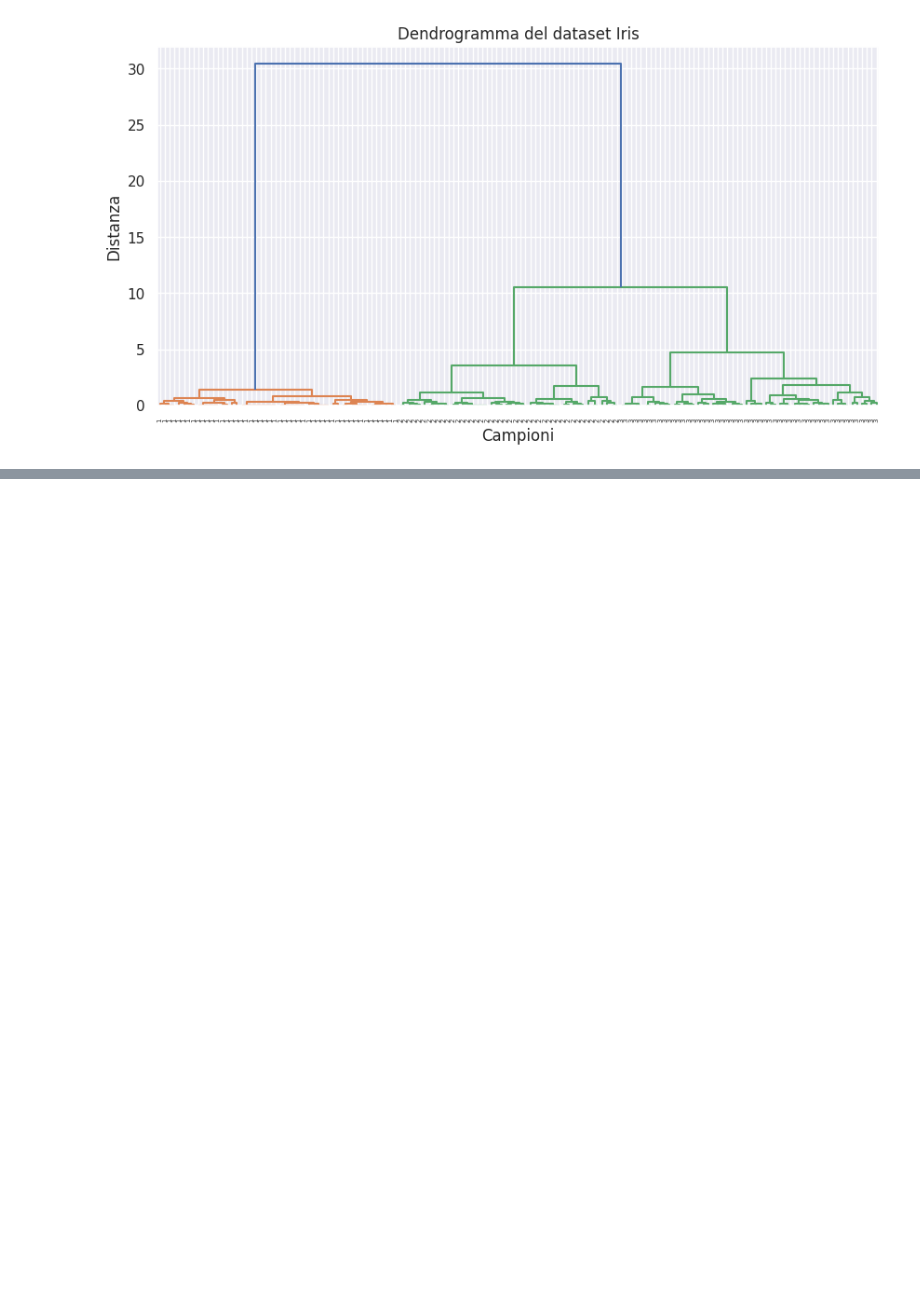
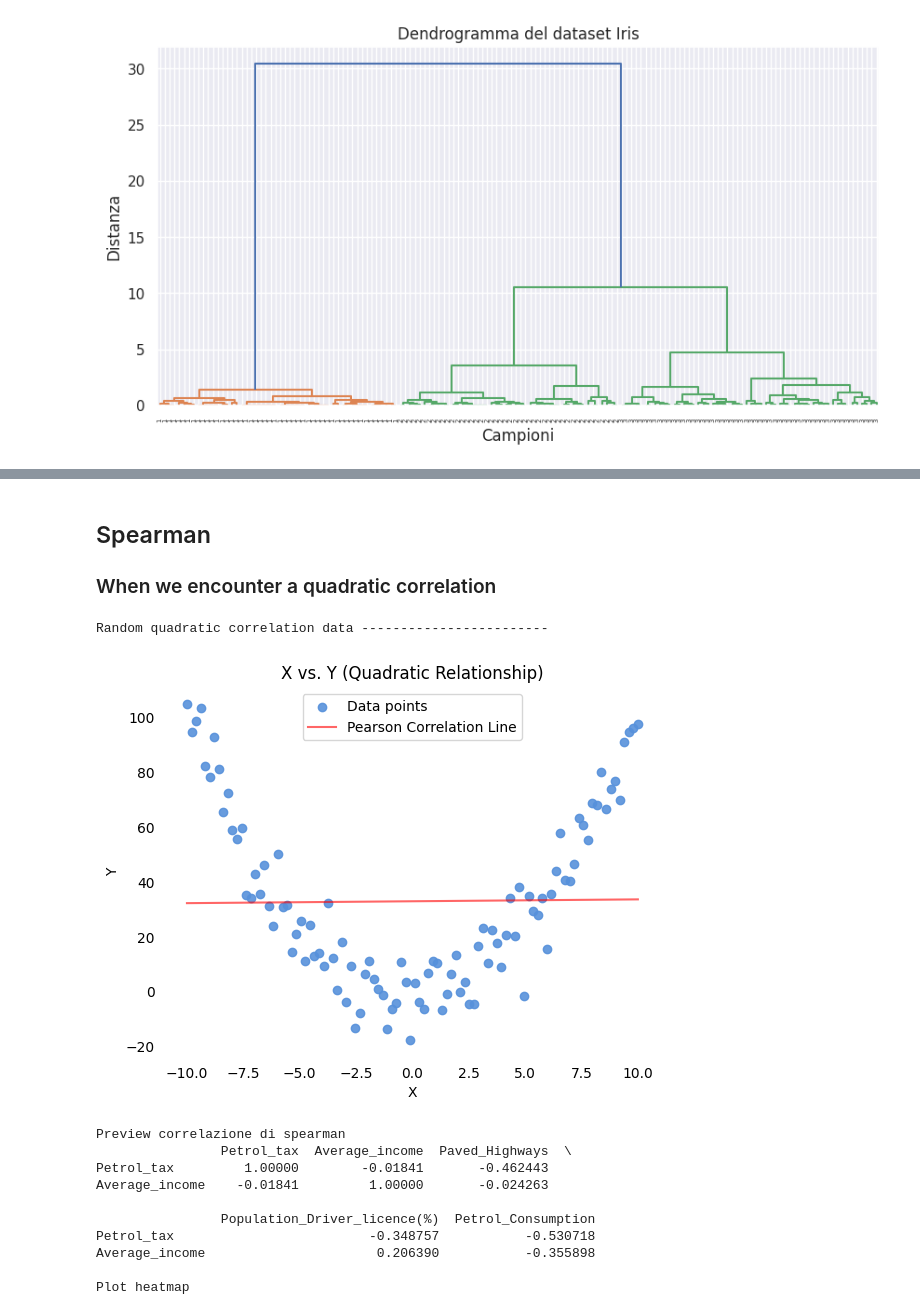
Before and after one commit to Undersk0re/machine-learning-course, a Jupyter notebook: Example/09-seaborn_plot.ipynb, the cells around one changed output, grey strips where cells are left out. Drawn from its saved outputs; the diff is of its cells as text; code cells hidden in the pictures; blank space fills up the shorter version.

```diff
--- a/Example/09-seaborn_plot.ipynb
+++ b/Example/09-seaborn_plot.ipynb
@@ -441,0 +561,61 @@ Conteggio elementi per cluster:
+# %% [markdown]
+## Spearman
+### When we encounter a quadratic correlation
+# %%
+import numpy as np
+from scipy.stats import pearsonr
+
+# Generating quadratic data
+np.random.seed(42)
+X = np.linspace(-10, 10, 100)
+Y = X**2 + np.random.normal(0, 10, size=len(X))
+
+# Calculate Pearson correlation coefficient
+pearson_corr, _ = pearsonr(X, Y)
+
+m, b = np.polyfit(X, Y, 1)  # Fit a linear regression line
+
+
+print("\n\n")
+print("Random quadratic correlation data ------------------------" )
+
+fig, ax = plt.subplots()
+ax.scatter(X, Y, color=sns.color_palette("hls",24)[14], alpha=.9, label='Data points')
+plt.plot(X, m * X + b, color='red', alpha=.6, label='Pearson Correlation Line')
+plt.title("X vs. Y (Quadratic Relationship)")
+plt.xlabel("X")
+plt.ylabel("Y")
+plt.legend(loc='upper center')
+ax.spines['top'].set_visible(False)
+ax.spines['bottom'].set_visible(False)
+ax.spines['right'].set_visible(False)
+ax.spines['left'].set_visible(False)
+ax.xaxis.set_ticks_position('none')
+ax.yaxis.set_ticks_position('none')
+plt.show()
+
+
+print("")
+print("Preview correlazione di spearman")
+corr_spearman = df.corr(numeric_only=True,method='spearman')
+print(corr_spearman.head(preview_window))
+
+
+print("")
+print("Plot heatmap")
+plt.figure(figsize=(6,5))
+sns.heatmap(corr, annot=True);
+plt.show()
+# %% [output]
+Random quadratic correlation data ------------------------
+[figure, added]
+Preview correlazione di spearman
+                Petrol_tax  Average_income  Paved_Highways  \
+Petrol_tax         1.00000        -0.01841       -0.462443
+Average_income    -0.01841         1.00000       -0.024263
+
+                Population_Driver_licence(%)  Petrol_Consumption
+Petrol_tax                         -0.348757           -0.530718
+Average_income                      0.206390           -0.355898
+
+Plot heatmap
```
Also changed, not shown: parts of 8 cells of this notebook, 1 other file.
